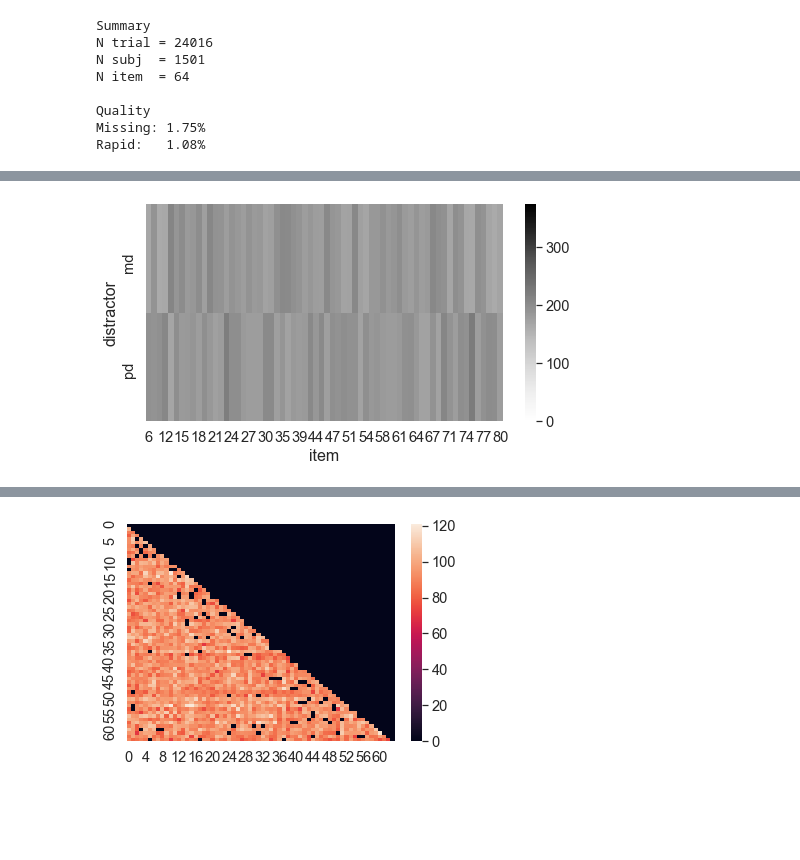
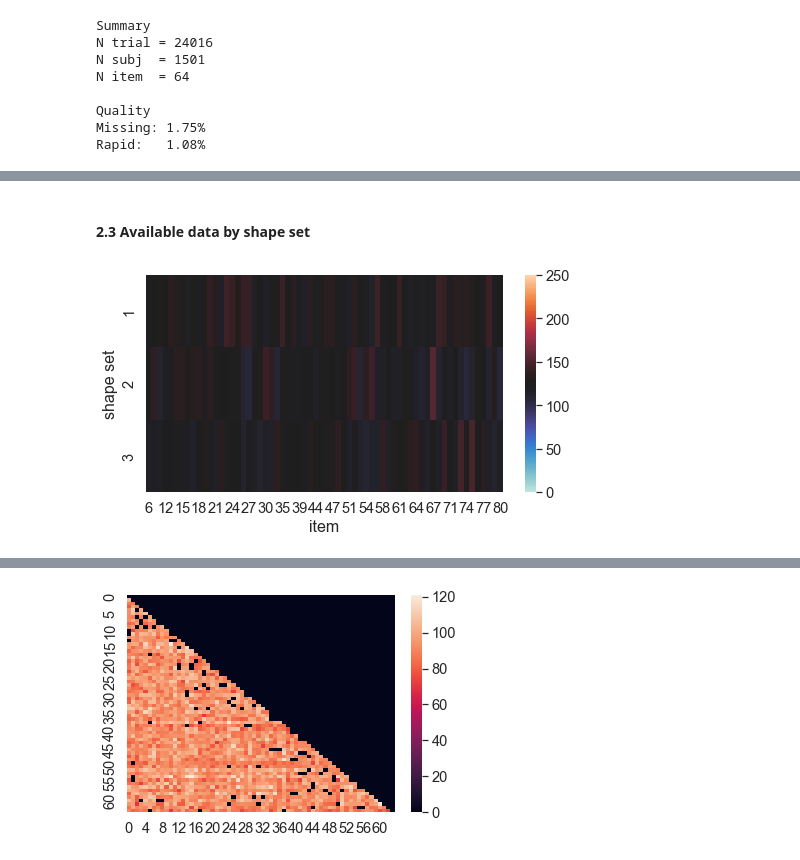
Before and after one commit to ndawlab/mars-irt, a Jupyter notebook: 03_Calibration/02_Descriptive.ipynb, the cells around one changed output, grey strips where cells are left out. Saved outputs shown, nothing was run; the diff lists cells and outputs as text; code cells hidden in the pictures; blank space fills up the shorter version.

```diff
--- a/03_Calibration/02_Descriptive.ipynb
+++ b/03_Calibration/02_Descriptive.ipynb
@@ -69,10 +85,17 @@ sns.heatmap(pivot, vmin=0, vmax=vmax, center=vmax/2, cmap='Greys', ax=ax);
-# %%
-## Initialize canvas.
-fig, ax = plt.subplots(1,1,figsize=(8,4))
-
-pivot = data.pivot_table('trial', 'distractor', 'item', aggfunc='count').fillna(0)
-
-vmax = data.subject.nunique() * 0.25
-sns.heatmap(pivot, vmin=0, vmax=vmax, center=vmax/2, cmap='Greys', ax=ax);
-# %% [output]
-[figure, removed]
+# %% [markdown]
+#### 2.3 Available data by shape set
+# %%
+## Initialize canvas.
+fig, ax = plt.subplots(1,1,figsize=(8,4))
+
+## Compute counts.
+pivot = data.pivot_table('trial', 'shape_set', 'item', aggfunc='count')
+
+## Plot counts.
+center = (data.subject.nunique() * 16) / (data.item.nunique() * data.shape_set.nunique())
+sns.heatmap(pivot, vmin=0, vmax=center*2, center=center, ax=ax);
+
+## Add detail.
+ax.set(ylabel='shape set');
+# %% [output]
+[figure, added]
```
Also changed, not shown: parts of 31 cells of this notebook.
